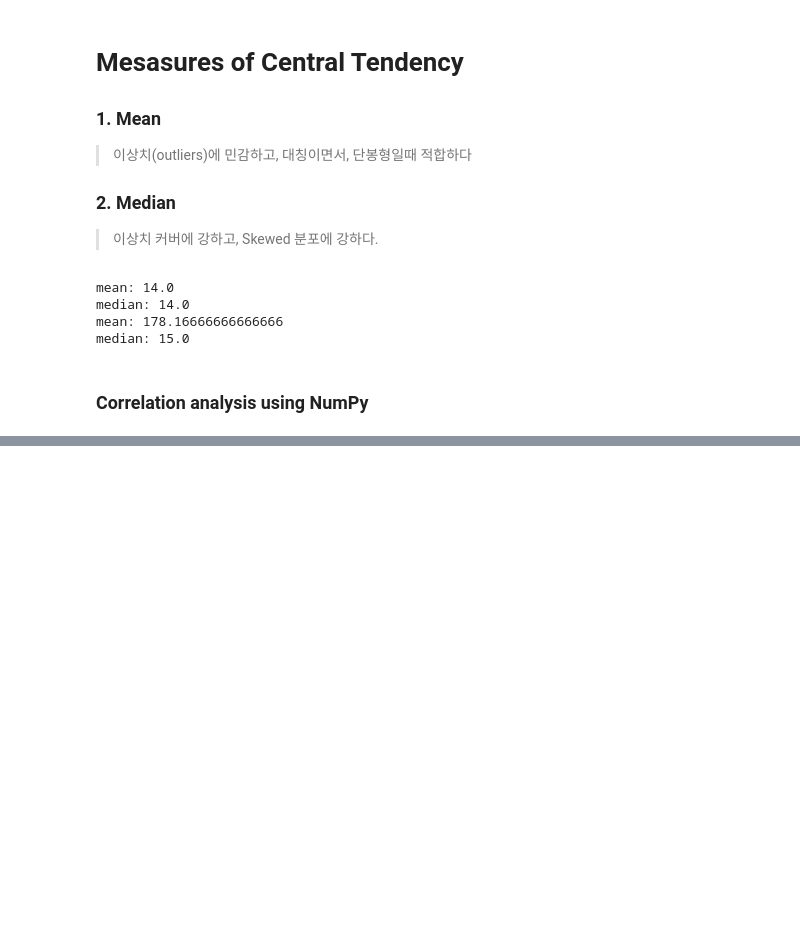
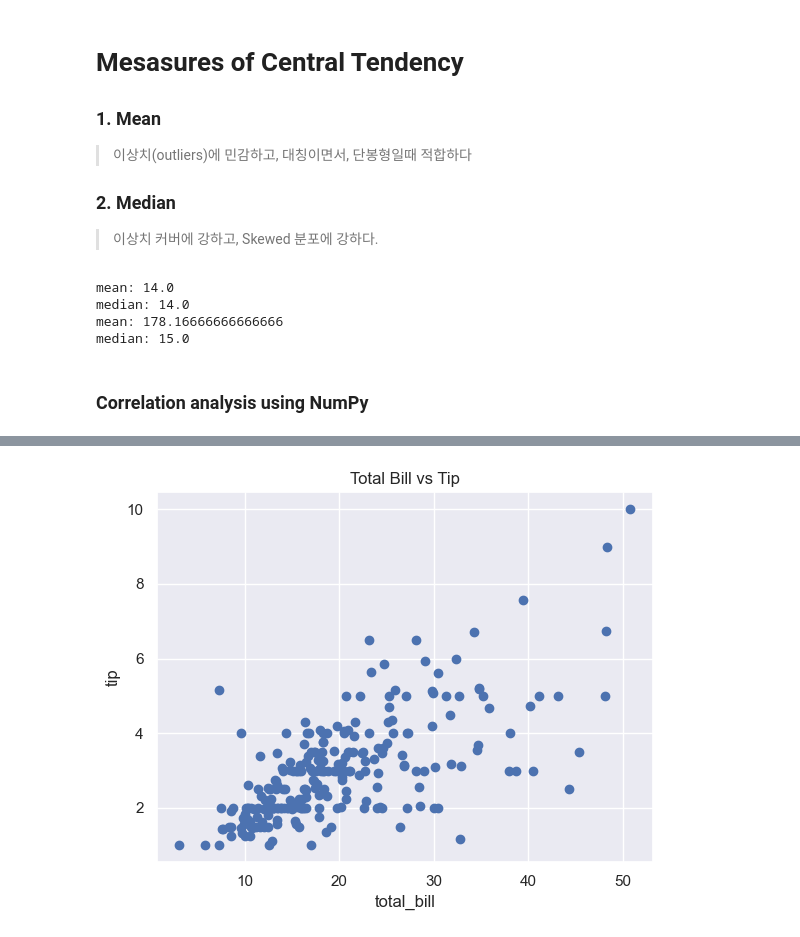
Before and after one commit to juwoojae/FundamentalsOfDataScience, a Jupyter notebook: week5/lecture9.ipynb, the cells around one changed output, grey strips where cells are left out. Cells and saved outputs as stored; diff of their text form; code cells hidden in the pictures; blank space fills up the shorter version.

```diff
--- a/week5/lecture9.ipynb
+++ b/week5/lecture9.ipynb
@@ -44,0 +143,9 @@ array([[1.        , 1.        , 0.06170031],
+# %%
+import seaborn as sns               # seaborn 라이브러리 import
+
+# 테마 설정하는 기능이 있음
+sns.set_theme(style="darkgrid")    # 그래프 스타일 설정 (격자 배경)
+
+# 시본에서 제공하는 팁 데이터를 가져오자
+tips = sns.load_dataset("tips")   # tips 데이터셋 로드
+print(tips)
@@ -44,0 +167,14 @@ array([[1.        , 1.        , 0.06170031],
+# %%
+import matplotlib.pyplot as plt        # matplotlib import
+import seaborn as sns                 # 데이터 로드용
+
+tips = sns.load_dataset("tips")       # 데이터 로드
+
+# matplotlib으로 total_bill과 tip 관계를 그리는 산점도 코드
+plt.scatter(tips['total_bill'], tips['tip'])   # 산점도 생성
+plt.xlabel('total_bill')             # x축 이름
+plt.ylabel('tip')                    # y축 이름
+plt.title('Total Bill vs Tip')       # 제목 설정
+plt.show()                           # 그래프 출력
+# %% [output]
+[figure, added]
```
Also changed, not shown: parts of 10 cells of this notebook.
